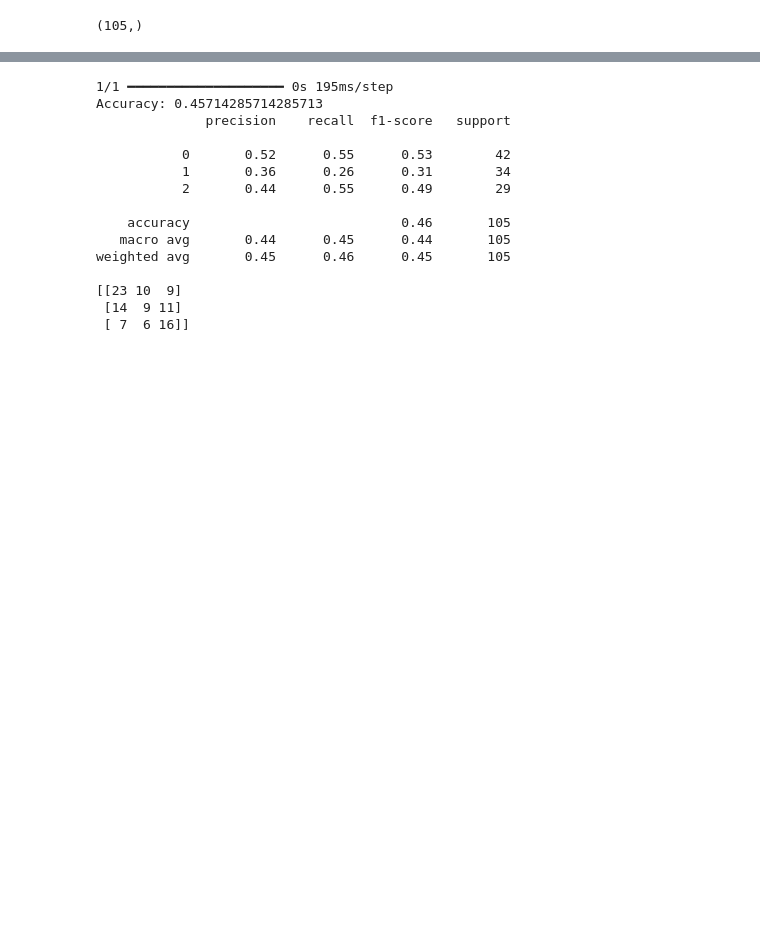
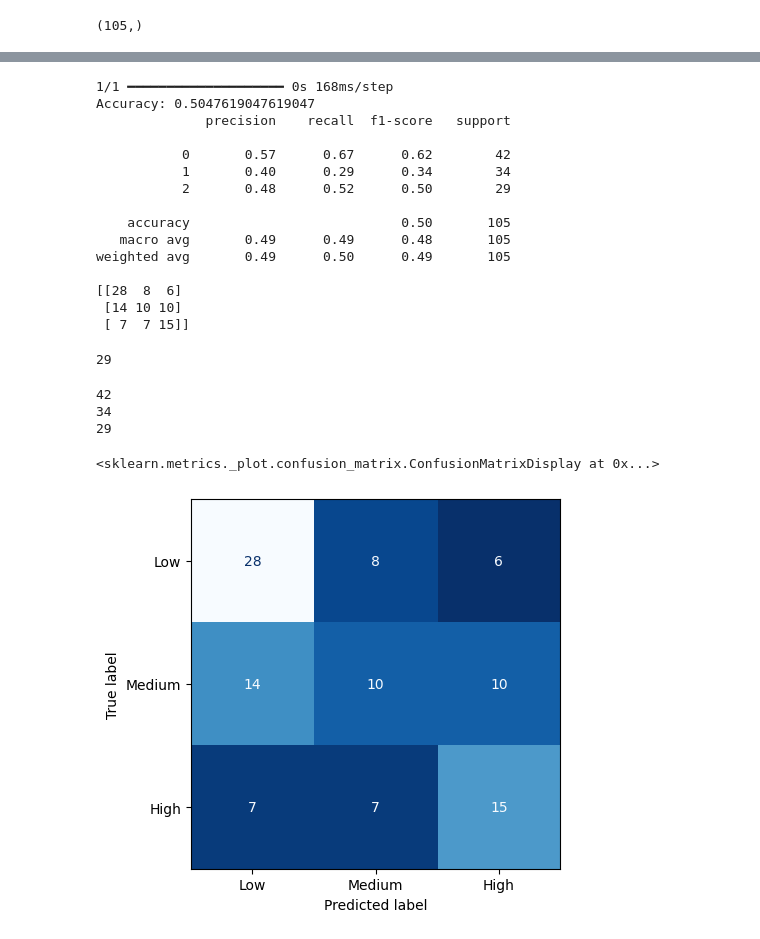
Before and after one commit to realysi/Data-Mining-Techniques-2026, a Jupyter notebook: Task2A_RNN.ipynb, the cells around one changed output, grey strips where cells are left out. Drawn from its saved outputs; the diff is of its cells as text; code cells hidden in the pictures; blank space fills up the shorter version.

```diff
--- a/Task2A_RNN.ipynb
+++ b/Task2A_RNN.ipynb
@@ -280,20 +318,43 @@ y_pred_flat = y_pred.reshape(-1,3).argmax(axis = 1)
 # get metrics
 print("Accuracy:", accuracy_score(y_true_flat, y_pred_flat)) #gives the overall percentage of correct predictions
 print(classification_report(y_true_flat, y_pred_flat)) #gives more detail for each class
-print(confusion_matrix(y_true_flat, y_pred_flat))
+cm = confusion_matrix(y_true_flat, y_pred_flat, labels = [0, 1, 2])
+print(cm)
 # %% [output]
-1/1 ━━━━━━━━━━━━━━━━━━━━ 0s 195ms/step
-Accuracy: 0.45714285714285713
+1/1 ━━━━━━━━━━━━━━━━━━━━ 0s 168ms/step
+Accuracy: 0.5047619047619047
               precision    recall  f1-score   support
 
-           0       0.52      0.55      0.53        42
-           1       0.36      0.26      0.31        34
-           2       0.44      0.55      0.49        29
+           0       0.57      0.67      0.62        42
+           1       0.40      0.29      0.34        34
+           2       0.48      0.52      0.50        29
 
-    accuracy                           0.46       105
-   macro avg       0.44      0.45      0.44       105
-weighted avg       0.45      0.46      0.45       105
+    accuracy                           0.50       105
+   macro avg       0.49      0.49      0.48       105
+weighted avg       0.49      0.50      0.49       105
 
-[[23 10  9]
- [14  9 11]
- [ 7  6 16]]
+[[28  8  6]
+ [14 10 10]
+ [ 7  7 15]]
+# %%
+y_true_flat.tolist().count(2)
+# %% [output]
+29
+# %%
+print(22 + 8 + 12)
+print(13 + 10 +11)
+print(8+7+14)
+# %% [output]
+42
+34
+29
+# %%
+import matplotlib as plt
+from sklearn.metrics import ConfusionMatrixDisplay
+
+cmap = "Blues_r"
+disp = ConfusionMatrixDisplay(confusion_matrix=cm, display_labels = ['Low', 'Medium', 'High'])
+disp.plot(cmap = cmap, colorbar = False)
+# %% [output]
+<sklearn.metrics._plot.confusion_matrix.ConfusionMatrixDisplay at 0x...>
+[figure, added]
```
Also changed, not shown: parts of 7 cells of this notebook, 2 other files.
